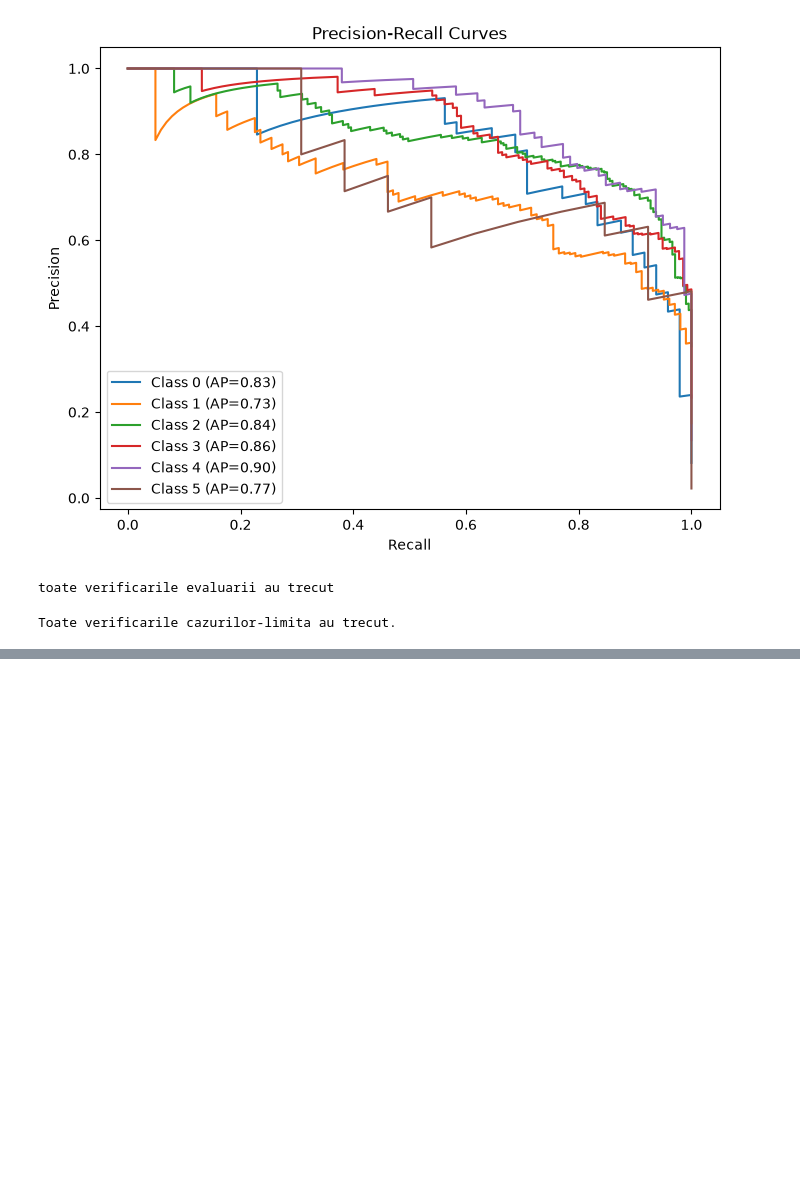
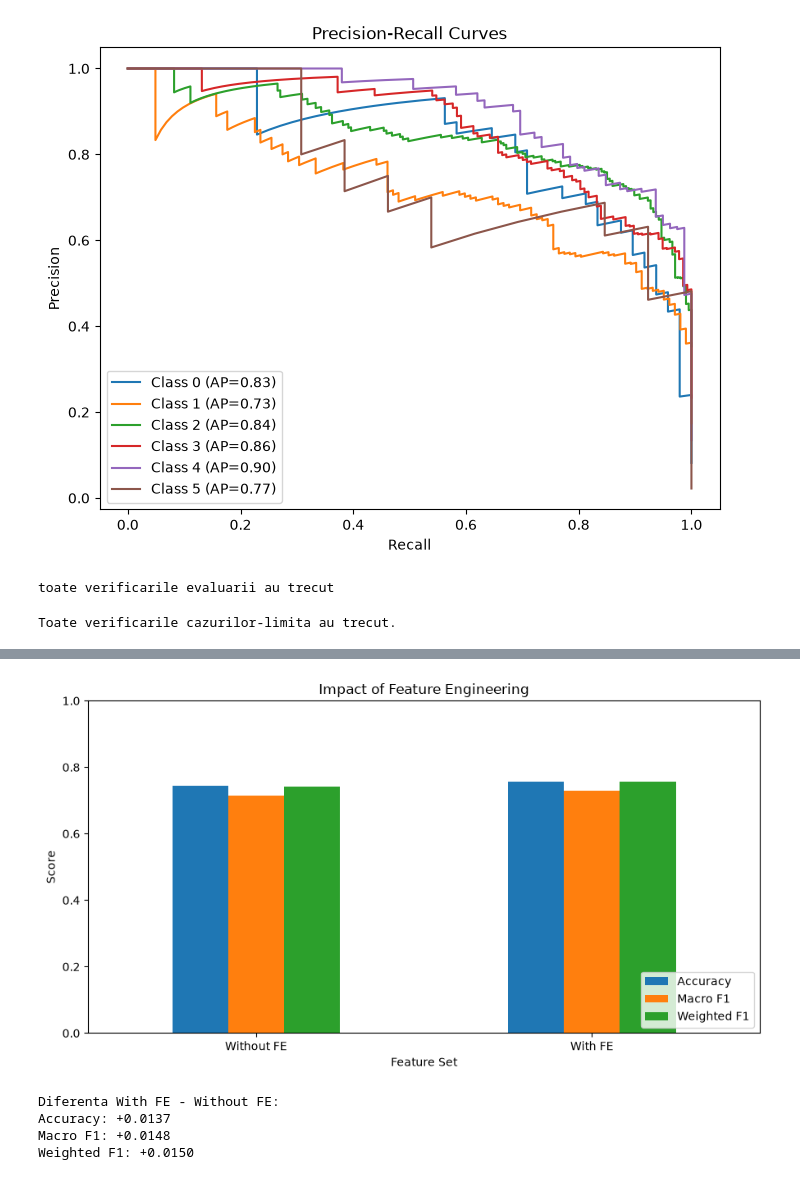
Before and after one commit to IuliaGalan/ames-housing-ML, a Jupyter notebook: data_validation.ipynb, the cells around one changed output, grey strips where cells are left out. Cells and saved outputs as stored; diff of their text form; code cells hidden in the pictures; blank space fills up the shorter version.

```diff
--- a/data_validation.ipynb
+++ b/data_validation.ipynb
@@ -283,0 +548,23 @@ Toate verificarile cazurilor-limita au trecut.
+# %%
+
+df_original = pd.read_csv("df.csv")
+df_engineered = pd.read_csv("df_fe.csv")
+
+new_features = sorted(
+    set(df_engineered.columns) - set(df_original.columns)
+)
+
+print("Dataset original:", df_original.shape)
+print("Dataset cu feature engineering:", df_engineered.shape)
+
+print("\nFeature-uri noi:")
+for feature in new_features:
+    print("-", feature)
+
+assert len(df_original) == len(df_engineered)
+assert np.array_equal(
+    df_original["SalePrice"].to_numpy(),
+    df_engineered["SalePrice"].to_numpy()
+)
+
+print("\nVerificarea dataset-urilor a trecut.")
@@ -283,0 +723,44 @@ Toate verificarile cazurilor-limita au trecut.
+# %%
+
+fe_plot = fe_comparison_df.set_index("Feature Set")[
+    ["Accuracy", "Macro F1", "Weighted F1"]
+]
+
+ax = fe_plot.plot(
+    kind="bar",
+    figsize=(9, 5),
+    rot=0
+)
+
+ax.set_title("Impact of Feature Engineering")
+ax.set_xlabel("Feature Set")
+ax.set_ylabel("Score")
+ax.set_ylim(0, 1)
+
+plt.legend(loc="lower right")
+plt.tight_layout()
+plt.show()
+# %% [output]
+[figure, added]
+# %%
+
+without_fe = fe_comparison_df.loc[
+    fe_comparison_df["Feature Set"] == "Without FE"
+].iloc[0]
+
+with_fe = fe_comparison_df.loc[
+    fe_comparison_df["Feature Set"] == "With FE"
+].iloc[0]
+
+metrics = ["Accuracy", "Macro F1", "Weighted F1"]
+
+print("Diferenta With FE - Without FE:")
+
+for metric in metrics:
+    difference = with_fe[metric] - without_fe[metric]
+    print(f"{metric}: {difference:+.4f}")
+# %% [output]
+Diferenta With FE - Without FE:
+Accuracy: +0.0137
+Macro F1: +0.0148
+Weighted F1: +0.0150
```
Also changed, not shown: parts of 40 cells of this notebook.
